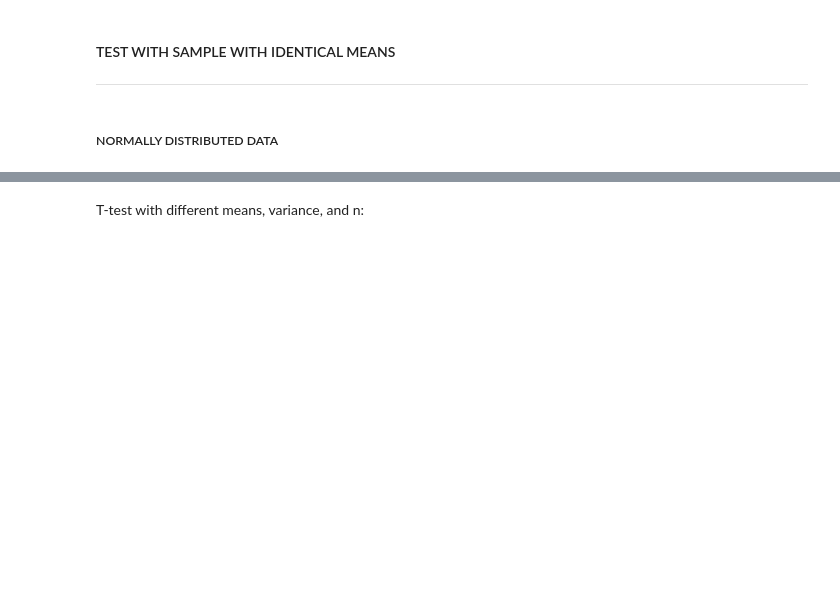
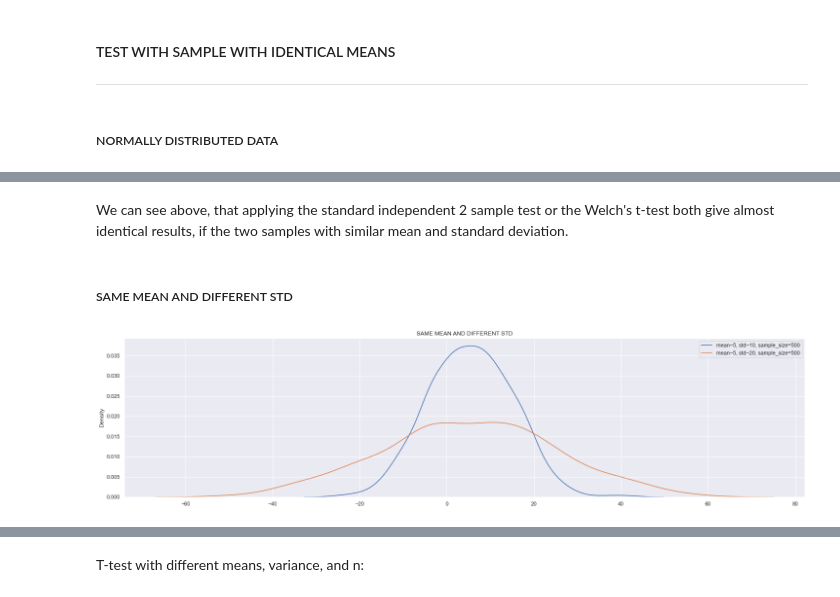
Before and after one commit to AnteDujic/MLS---Assesment, a Jupyter notebook: Practicals/01-statistics.ipynb, the cells around one changed output, grey strips where cells are left out. Drawn from its saved outputs; the diff is of its cells as text; code cells hidden in the pictures; blank space fills up the shorter version.

```diff
--- a/Practicals/01-statistics.ipynb
+++ b/Practicals/01-statistics.ipynb
@@ -843,3 +857,15 @@ The unequal variance t-test is an independent t-test and is used when the number
+# %% [markdown]
+We can see above, that applying the standard independent 2 sample test or the Welch's t-test both give almost identical results, if the two samples with similar mean and standard deviation.
+# %% [markdown]
+##### SAME MEAN AND DIFFERENT STD
+# %%
+plt.figure(figsize = (25,6))
+sns.kdeplot(rvs1, label="mean~5, std~10, sample_size=500")
+sns.kdeplot(rvs3, label="mean~5, std~20, sample_size=500")
+plt.title("SAME MEAN AND DIFFERENT STD")
+plt.legend();
+# %% [output]
+[figure, added]
 # %%
 test1 = stats.ttest_ind(rvs1, rvs3)
 test2 = stats.ttest_ind(rvs1, rvs3, equal_var=False)
```
Also changed, not shown: parts of 68 cells of this notebook.
